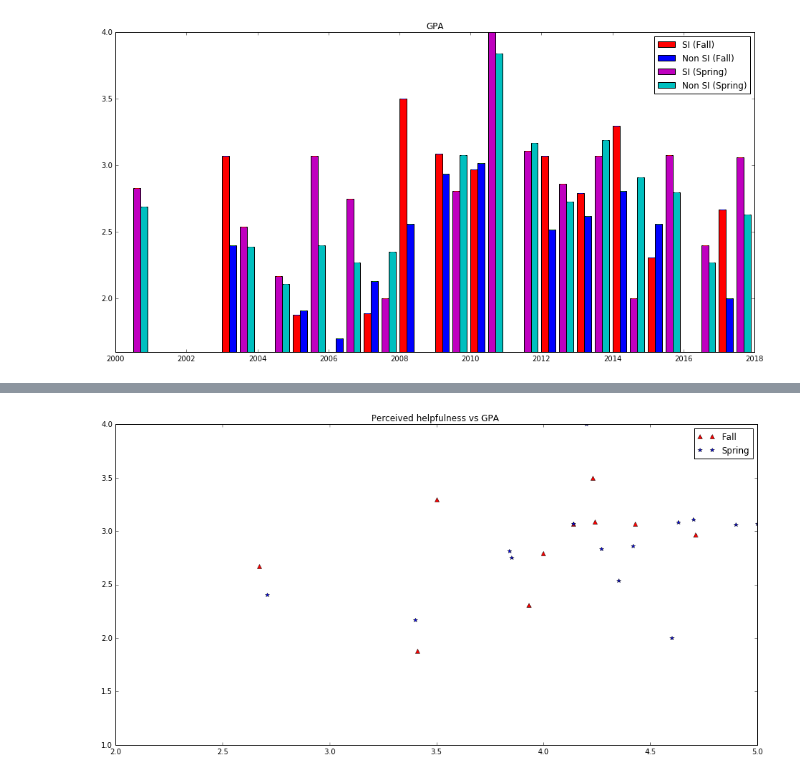
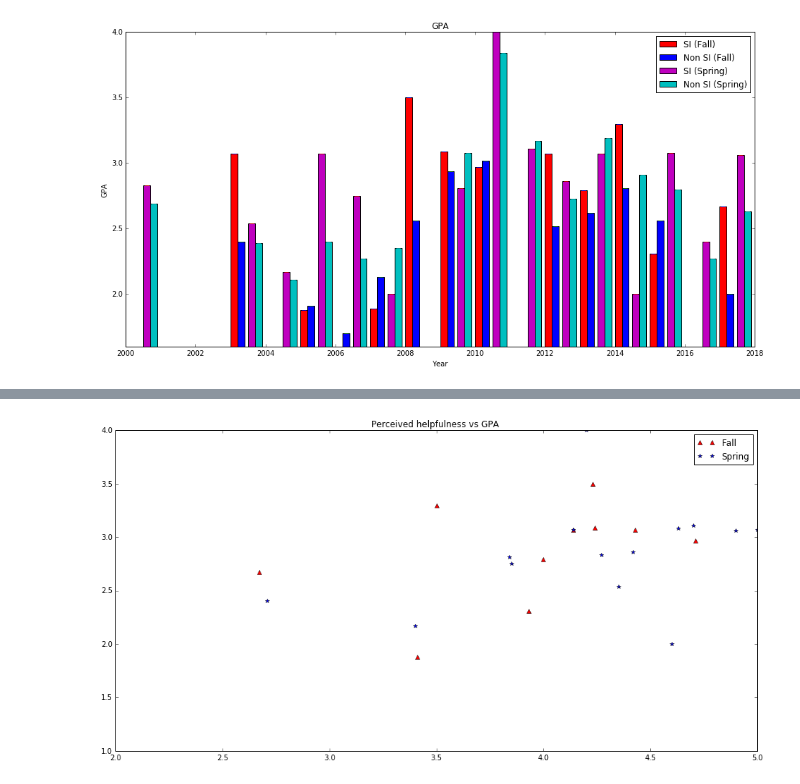
Before and after one commit to drimal/USAPhysics, a Jupyter notebook: USACollegePhysics.ipynb, the cells around one changed output, grey strips where cells are left out. Cells and saved outputs as stored; diff of their text form; code cells hidden in the pictures.

```diff
--- a/USACollegePhysics.ipynb
+++ b/USACollegePhysics.ipynb
@@ -76,18 +136,20 @@ fig.show()
 # %%
 gpa_si_fall = data_fall["GPA SI"]
 gpa_nosi_fall = data_fall["GPA Non SI"]
 gpa_si_spring = data_spring["GPA SI"]
 gpa_nosi_spring = data_spring["GPA Non SI"]
 
 plt.bar(xsif, gpa_si_fall, width, color='r', yerr=0.0, label= "SI (Fall)")
 plt.bar(xnonsif, gpa_nosi_fall, width, color='b', yerr=0.0, label= "Non SI (Fall)")
 plt.bar(xsis, gpa_si_spring, width, color='m', yerr=0.0, label= "SI (Spring)")
 plt.bar(xnonsis, gpa_nosi_spring, width, color='c', yerr=0.0, label= "Non SI (Spring)")
 
 
 plt.legend(loc="best")
 plt.title("GPA")
+plt.ylabel('GPA')
+plt.xlabel('Year')
 plt.ylim(1.6, 4.0)
 plt.show()
 # %% [output]
-[figure, old version]
+[figure, new version]
```
Also changed, not shown: parts of 22 cells of this notebook.
